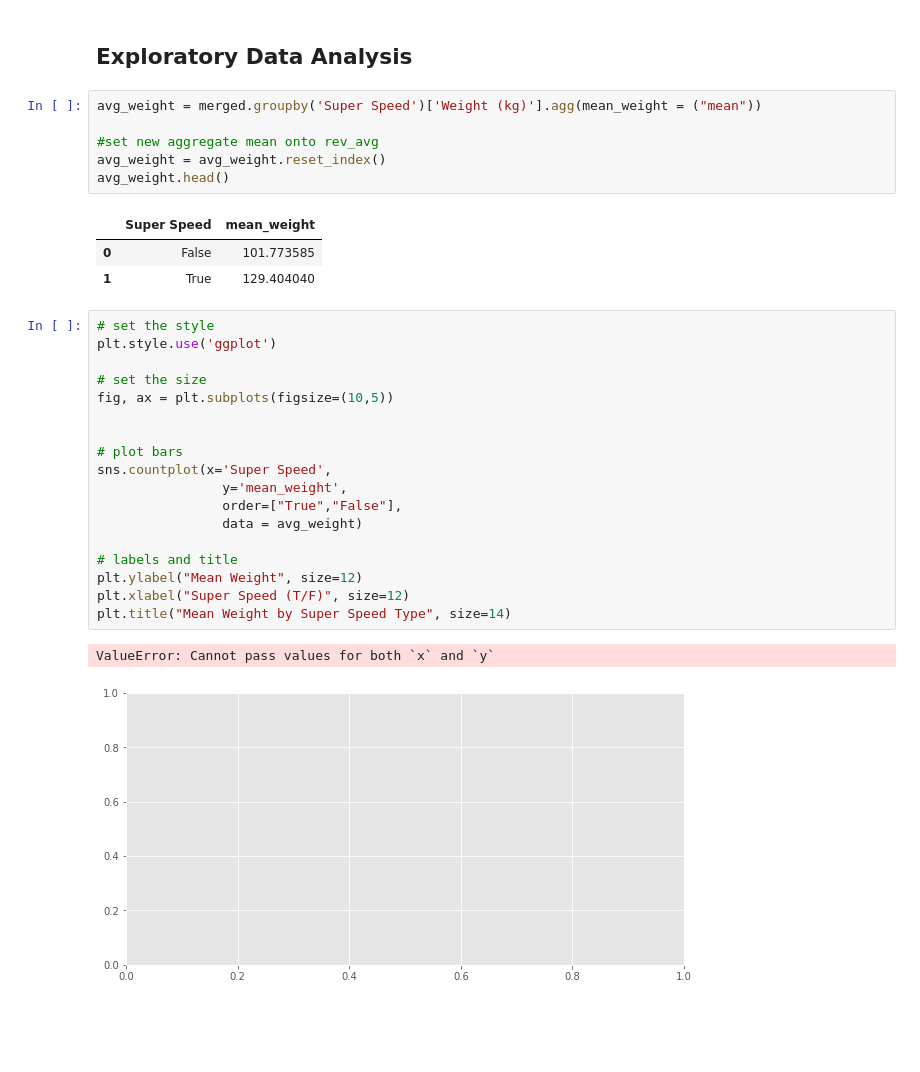
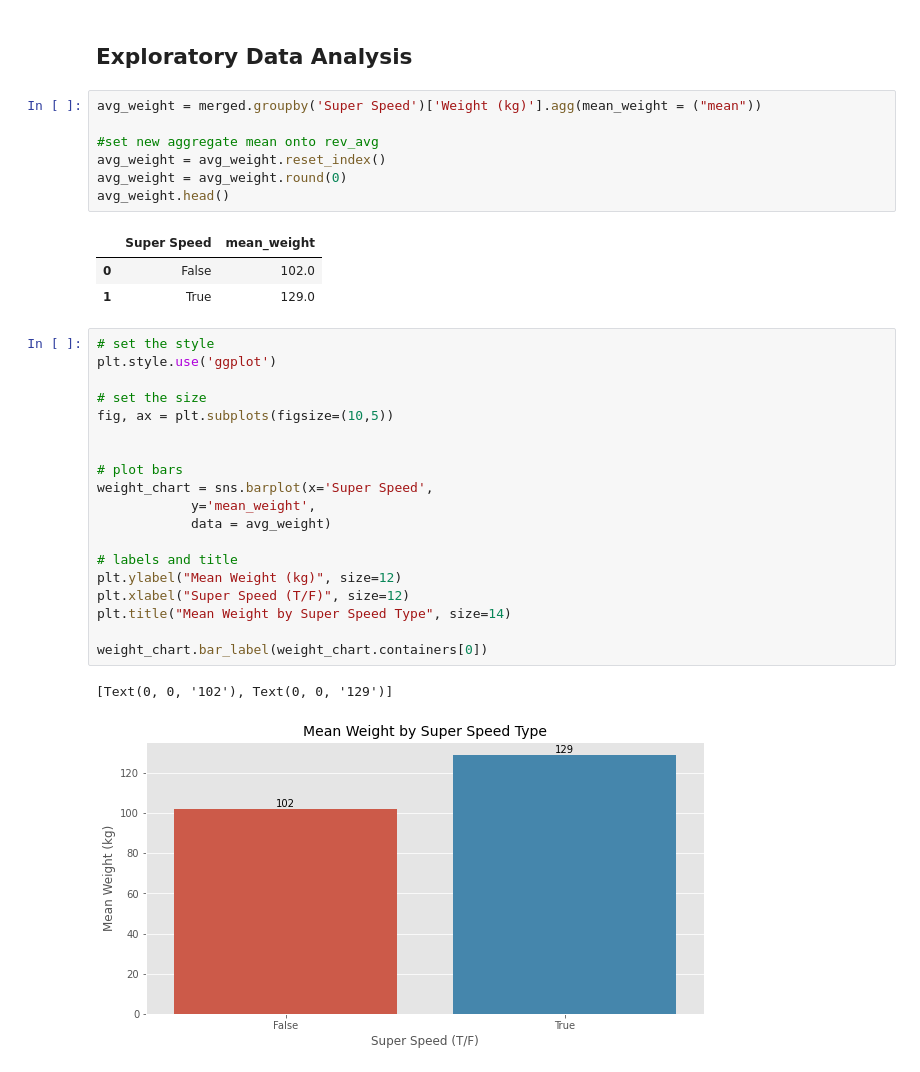
Before and after one commit to bradshawjoshua/Applying-Advanced-Transformations, a Jupyter notebook: Applying Advanced Transformations Core.ipynb, the cells around one changed output. Drawn from its saved outputs; the diff is of its cells as text; blank space fills up the shorter version.

```diff
--- a/Applying Advanced Transformations Core.ipynb
+++ b/Applying Advanced Transformations Core.ipynb
@@ -333,29 +333,31 @@ avg_weight = merged.groupby('Super Speed')['Weight (kg)'].agg(mean_weight = ("me
 
 #set new aggregate mean onto rev_avg
 avg_weight = avg_weight.reset_index()
+avg_weight = avg_weight.round(0)
 avg_weight.head()
 # %% [output]
 |  | Super Speed | mean_weight |
-| 0 | False | 101.773585 |
-| 1 | True | 129.404040 |
+| 0 | False | 102.0 |
+| 1 | True | 129.0 |
 # %%
 # set the style
 plt.style.use('ggplot')
 
 # set the size
 fig, ax = plt.subplots(figsize=(10,5))
 
 
 # plot bars
-sns.countplot(x='Super Speed',
-                y='mean_weight',
-                order=["True","False"],
-                data = avg_weight)
+weight_chart = sns.barplot(x='Super Speed',
+            y='mean_weight',
+            data = avg_weight)
 
 # labels and title
-plt.ylabel("Mean Weight", size=12)
+plt.ylabel("Mean Weight (kg)", size=12)
 plt.xlabel("Super Speed (T/F)", size=12)
 plt.title("Mean Weight by Super Speed Type", size=14)
+
+weight_chart.bar_label(weight_chart.containers[0])
 # %% [output]
-ValueError: Cannot pass values for both `x` and `y`
+[Text(0, 0, '102'), Text(0, 0, '129')]
-[figure, old version]
+[figure, new version]
```
Also changed, not shown: parts of 4 cells of this notebook.
